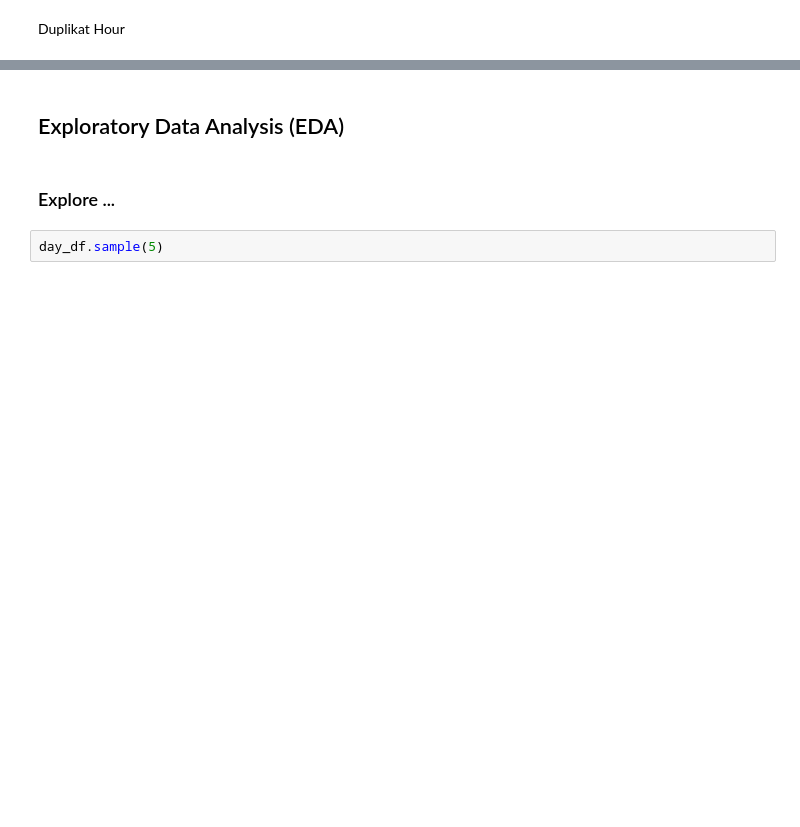
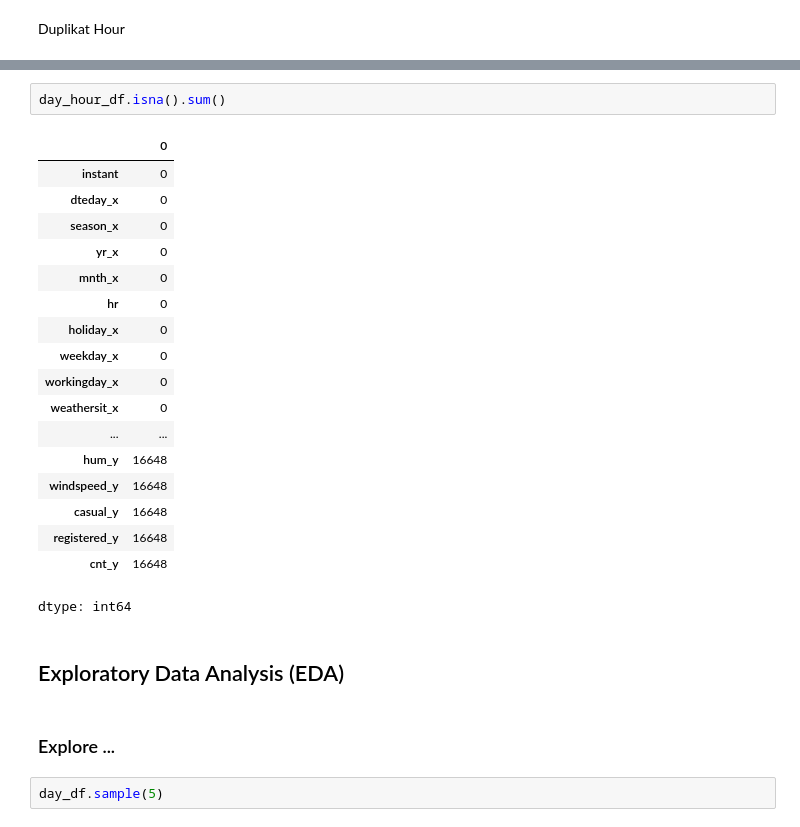
Before and after one commit to rifkurniawan-dev/projek_arif, a Jupyter notebook: Proyek_Analisis_Data_Arif.ipynb, the cells around one changed output, grey strips where cells are left out. Drawn from its saved outputs; the diff is of its cells as text; blank space fills up the shorter version.

```diff
--- a/Proyek_Analisis_Data_Arif.ipynb
+++ b/Proyek_Analisis_Data_Arif.ipynb
@@ -192,3 +302,24 @@ jumlah duplikasi:  0
+# %%
+day_hour_df.isna().sum()
+# %% [output]
+|  | 0 |
+| instant | 0 |
+| dteday_x | 0 |
+| season_x | 0 |
+| yr_x | 0 |
+| mnth_x | 0 |
+| hr | 0 |
+| holiday_x | 0 |
+| weekday_x | 0 |
+| workingday_x | 0 |
+| weathersit_x | 0 |
+| ... | ... |
+| hum_y | 16648 |
+| windspeed_y | 16648 |
+| casual_y | 16648 |
+| registered_y | 16648 |
+| cnt_y | 16648 |
+dtype: int64
 # %% [markdown]
 ## Exploratory Data Analysis (EDA)
 # %% [markdown]
```
Also changed, not shown: parts of 21 cells of this notebook.
